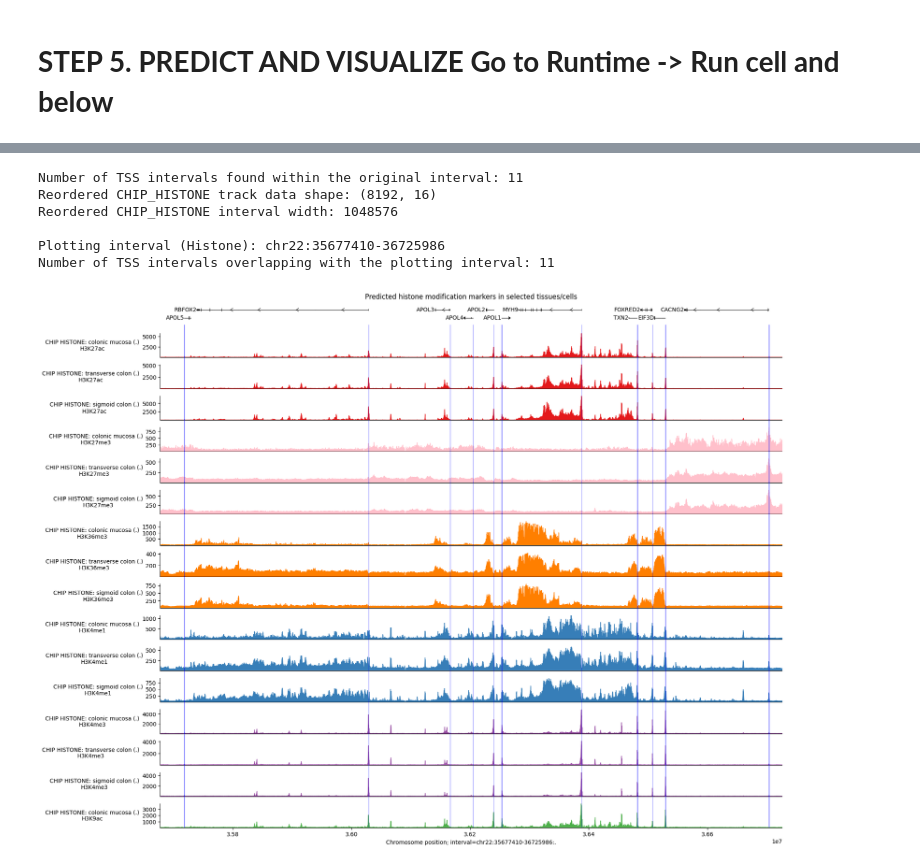
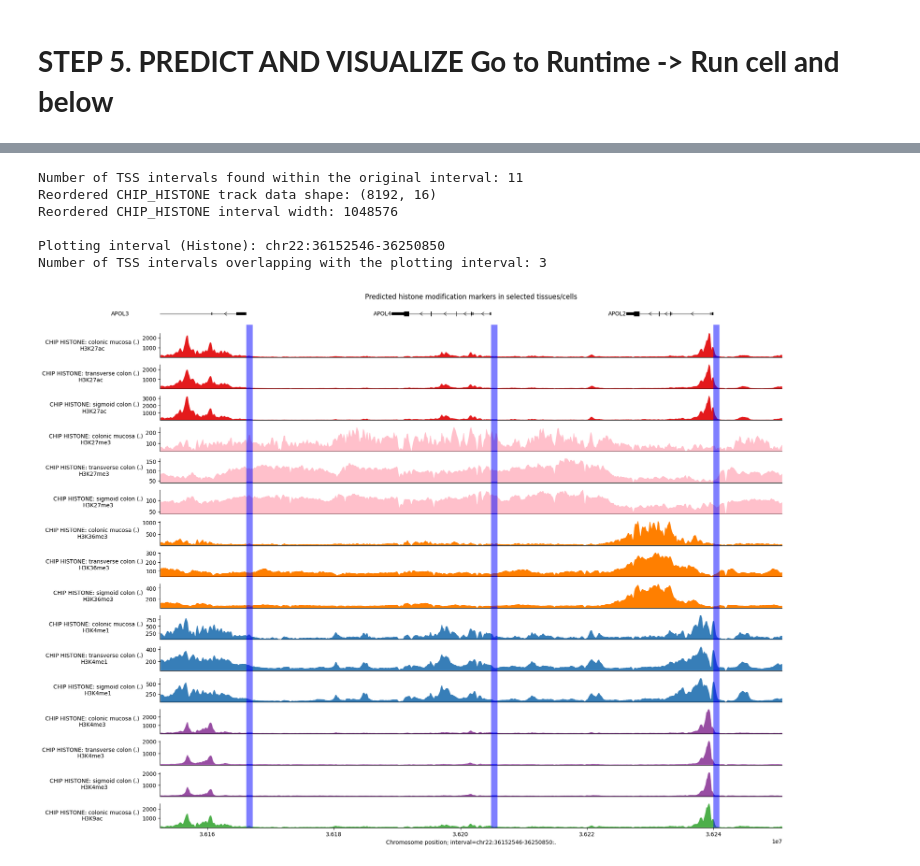
Before and after one commit to FrederickMappin/alphagenomeEZ, a Jupyter notebook: alphagenomeEZ.ipynb, the cells around one changed output, grey strips where cells are left out. Drawn from its saved outputs; the diff is of its cells as text; code cells hidden in the pictures.

```diff
--- a/alphagenomeEZ.ipynb
+++ b/alphagenomeEZ.ipynb
@@ -428,7 +428,7 @@ if hasattr(output, 'rna_seq') and output.rna_seq is not None:
     max_plot_resize_length = output.rna_seq.values.shape[0]
 
     #@markdown ### Select the zoom level (slide from 0 to 100%):
-    zoom_percentage = 100 #@param {type:"slider", min:0, max:100, step:1}
+    zoom_percentage = 49 #@param {type:"slider", min:0, max:100, step:1}
 
     # Calculate the plot resize length based on the zoom percentage
     # Ensure we don't divide by zero if max_plot_resize_length is 0 (though unlikely)
@@ -499,7 +498,7 @@ if hasattr(output, 'cage') and output.cage is not None:
     max_plot_resize_length = output.cage.values.shape[0]
 
     #@markdown ### Select the zoom level (slide from 0 to 100%):
-    zoom_percentage = 34 #@param {type:"slider", min:0, max:100, step:1}
+    zoom_percentage = 37 #@param {type:"slider", min:0, max:100, step:1}
 
     # Calculate the plot resize length based on the zoom percentage
     # Ensure we don't divide by zero if max_plot_resize_length is 0 (though unlikely)
@@ -576,7 +641,7 @@ if hasattr(output, 'atac') and output.atac is not None:
     max_plot_resize_length = output.atac.values.shape[0]
 
     #@markdown ### Select the zoom level (slide from 0 to 100%):
-    zoom_percentage = 100 #@param {type:"slider", min:0, max:100, step:1}
+    zoom_percentage = 35 #@param {type:"slider", min:0, max:100, step:1}
 
     # Calculate the plot resize length based on the zoom percentage
     # Ensure we don't divide by zero if max_plot_resize_length is 0 (though unlikely)
@@ -638,5 +702,5 @@ Plotting interval: chr22:35677410-36725986
 # %%
-# @title CHIP HISTONE PREDICTION Example (using user inputs - Original Method + Zoom)
+# @title CHIP HISTONE PREDICTION
 
 # Ensure interval and valid_cell_tissue are available from previous cells
 if interval is None:
@@ -750,7 +814,7 @@ else:
 
 
         #@markdown ### Select the zoom level (slide from 0 to 100%):
-        zoom_percentage = 100 #@param {type:"slider", min:0, max:100, step:1}
+        zoom_percentage = 10 #@param {type:"slider", min:0, max:100, step:1}
 
         # Calculate the desired plot length based on the zoom percentage and total data points
         # Use the number of data points in the reordered data
@@ -820,36 +884,36 @@ else:
                  # Need a plotting interval to check overlap
                  if plotting_interval_histone is not None: # Use the new plotting interval for this check
                       overlapping_tss_plot = [
                            tss for tss in tss_as_intervals
                            if tss.overlaps(plotting_interval_histone) # Check overlap with the plotting interval
                       ]
                       print(f"Number of TSS intervals overlapping with the plotting interval: {len(overlapping_tss_plot)}")
 
 
              plot = plot_components.plot(
                  components=plot_components_list,
                  interval=plotting_interval_histone, # Use the newly created plotting interval
                  annotations=annotations_list, # Pass annotations
                  despine_keep_bottom=True,
                  title='Predicted histone modification markers in selected tissues/cells', # Updated title
              )
              plt.show()
         elif reordered_chip_histone is None:
             print("Plot not generated because reordered CHIP_HISTONE data is not available.")
         else:
             print("Plot not generated because plot_resize_length is 0 or reordered data interval is invalid.")
 
 
     else:
         print("CHIP_HISTONE data is not available in the prediction output.")
 # %% [output]
 Number of TSS intervals found within the original interval: 11
 Reordered CHIP_HISTONE track data shape: (8192, 16)
 Reordered CHIP_HISTONE interval width: 1048576
 
-Plotting interval (Histone): chr22:35677410-36725986
-Number of TSS intervals overlapping with the plotting interval: 11
+Plotting interval (Histone): chr22:36152546-36250850
+Number of TSS intervals overlapping with the plotting interval: 3
-[figure, old version]
+[figure, new version]
 # %%
 #@title CHIP_TF
 # %%
```
Also changed, not shown: parts of 6 cells of this notebook.
